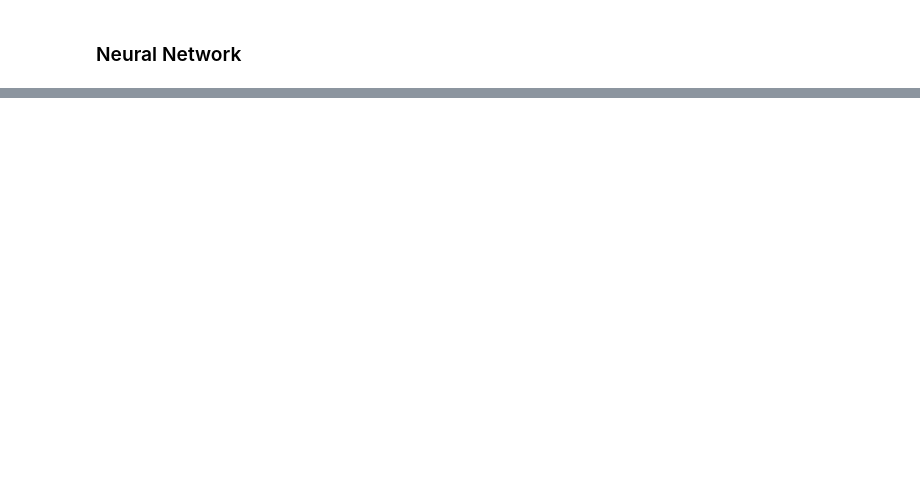
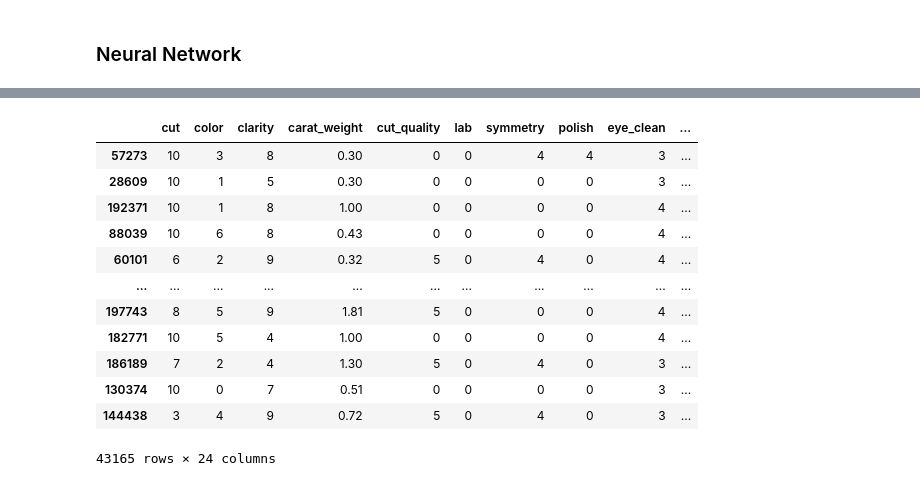
Before and after one commit to amith-vardhan99/udemy, a Jupyter notebook: Predicting Diamond Sales Price with Multiple Regression Methods/notebook.ipynb, the cells around one changed output, grey strips where cells are left out. Saved outputs shown, nothing was run; the diff lists cells and outputs as text; code cells hidden in the pictures; blank space fills up the shorter version.

```diff
--- a/Predicting Diamond Sales Price with Multiple Regression Methods/notebook.ipynb
+++ b/Predicting Diamond Sales Price with Multiple Regression Methods/notebook.ipynb
@@ -279,3 +287,19 @@ y_pred_2 = model.predict(X_test_2)
+# %%
+X_test_2
+# %% [output]
+|  | cut | color | clarity | carat_weight | cut_quality | lab | symmetry | polish | eye_clean | ... |
+| 57273 | 10 | 3 | 8 | 0.30 | 0 | 0 | 4 | 4 | 3 | ... |
+| 28609 | 10 | 1 | 5 | 0.30 | 0 | 0 | 0 | 0 | 3 | ... |
+| 192371 | 10 | 1 | 8 | 1.00 | 0 | 0 | 0 | 0 | 4 | ... |
+| 88039 | 10 | 6 | 8 | 0.43 | 0 | 0 | 0 | 0 | 4 | ... |
+| 60101 | 6 | 2 | 9 | 0.32 | 5 | 0 | 4 | 0 | 4 | ... |
+| ... | ... | ... | ... | ... | ... | ... | ... | ... | ... | ... |
+| 197743 | 8 | 5 | 9 | 1.81 | 5 | 0 | 0 | 0 | 4 | ... |
+| 182771 | 10 | 5 | 4 | 1.00 | 0 | 0 | 0 | 0 | 4 | ... |
+| 186189 | 7 | 2 | 4 | 1.30 | 5 | 0 | 4 | 0 | 3 | ... |
+| 130374 | 10 | 0 | 7 | 0.51 | 0 | 0 | 0 | 0 | 3 | ... |
+| 144438 | 3 | 4 | 9 | 0.72 | 5 | 0 | 4 | 0 | 3 | ... |
+43165 rows × 24 columns
 # %%
 mae_2 = mean_absolute_error(y_test_2,y_pred_2)
 r2_2 = r2_score(y_test_2,y_pred_2) * 100
```
Also changed, not shown: parts of 6 cells of this notebook, 2 other files.
